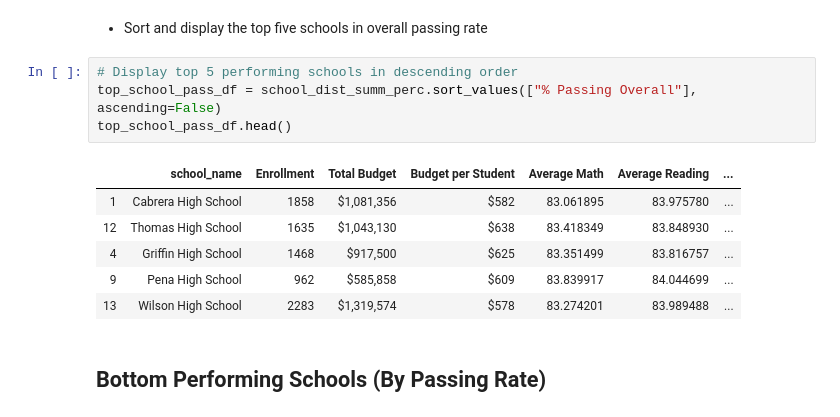
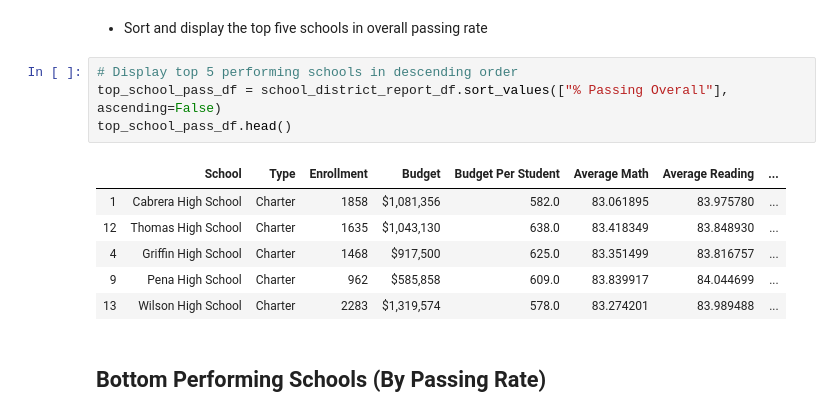
Before and after one commit to Hans518/pandas-challenge, a Jupyter notebook: PyCitySchools.ipynb, the cells around one changed output. Cells and saved outputs as stored; diff of their text form.

```diff
--- a/PyCitySchools.ipynb
+++ b/PyCitySchools.ipynb
@@ -203,15 +203,15 @@ school_dist_summ_perc
 * Sort and display the top five schools in overall passing rate
 # %%
 # Display top 5 performing schools in descending order
-top_school_pass_df = school_dist_summ_perc.sort_values(["% Passing Overall"], ascending=False)
+top_school_pass_df = school_district_report_df.sort_values(["% Passing Overall"], ascending=False)
 top_school_pass_df.head()
 # %% [output]
-|  | school_name | Enrollment | Total Budget | Budget per Student | Average Math | Average Reading | ... |
-| 1 | Cabrera High School | 1858 | $1,081,356 | $582 | 83.061895 | 83.975780 | ... |
-| 12 | Thomas High School | 1635 | $1,043,130 | $638 | 83.418349 | 83.848930 | ... |
-| 4 | Griffin High School | 1468 | $917,500 | $625 | 83.351499 | 83.816757 | ... |
-| 9 | Pena High School | 962 | $585,858 | $609 | 83.839917 | 84.044699 | ... |
-| 13 | Wilson High School | 2283 | $1,319,574 | $578 | 83.274201 | 83.989488 | ... |
+|  | School | Type | Enrollment | Budget | Budget Per Student | Average Math | Average Reading | ... |
+| 1 | Cabrera High School | Charter | 1858 | $1,081,356 | 582.0 | 83.061895 | 83.975780 | ... |
+| 12 | Thomas High School | Charter | 1635 | $1,043,130 | 638.0 | 83.418349 | 83.848930 | ... |
+| 4 | Griffin High School | Charter | 1468 | $917,500 | 625.0 | 83.351499 | 83.816757 | ... |
+| 9 | Pena High School | Charter | 962 | $585,858 | 609.0 | 83.839917 | 84.044699 | ... |
+| 13 | Wilson High School | Charter | 2283 | $1,319,574 | 578.0 | 83.274201 | 83.989488 | ... |
 # %% [markdown]
 ## Bottom Performing Schools (By Passing Rate)
 # %% [markdown]
```
Also changed, not shown: parts of 9 cells of this notebook.
